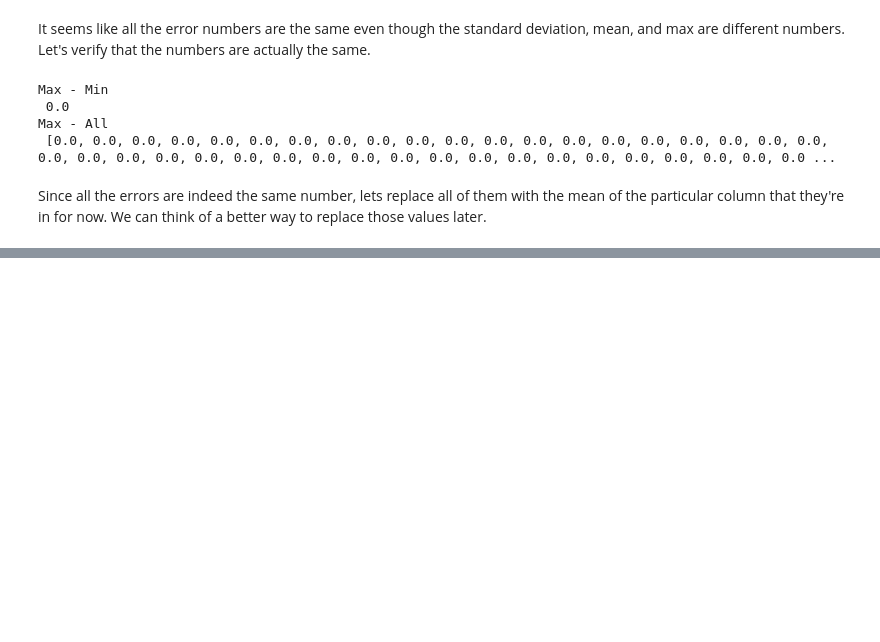
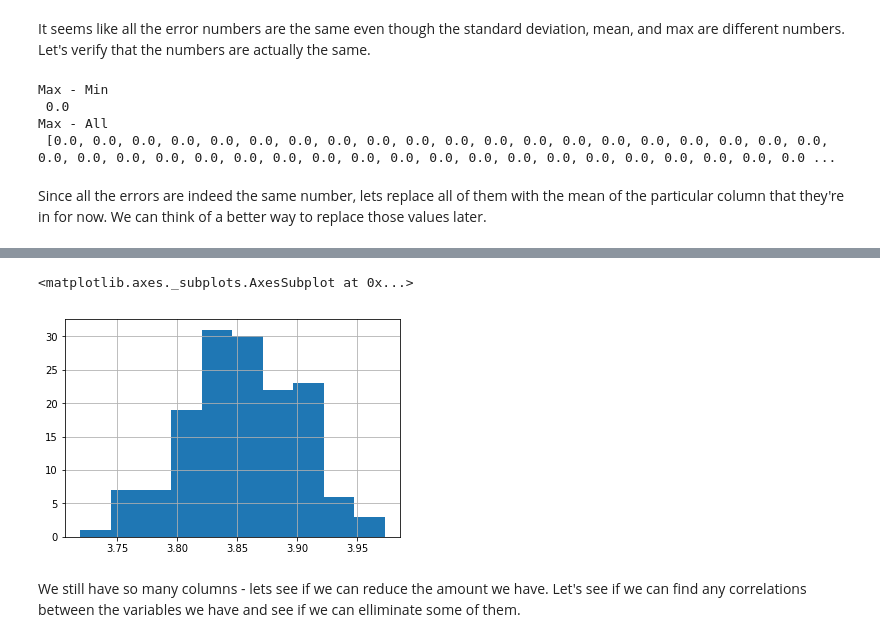
Before and after one commit to calebdre/Machine-Learning-Project, a Jupyter notebook: part1/explore.ipynb, the cells around one changed output, grey strips where cells are left out. Drawn from its saved outputs; the diff is of its cells as text; code cells hidden in the pictures; blank space fills up the shorter version.

```diff
--- a/part1/explore.ipynb
+++ b/part1/explore.ipynb
@@ -111,0 +150,7 @@ Since all the errors are indeed the same number, lets replace all of them with t
+# %%
+train["f0"].hist()
+# %% [output]
+<matplotlib.axes._subplots.AxesSubplot at 0x...>
+[figure, added]
+# %% [markdown]
+We still have so many columns - lets see if we can reduce the amount we have. Let's see if we can find any correlations between the variables we have and see if we can elliminate some of them.
```
Also changed, not shown: parts of 7 cells of this notebook.
